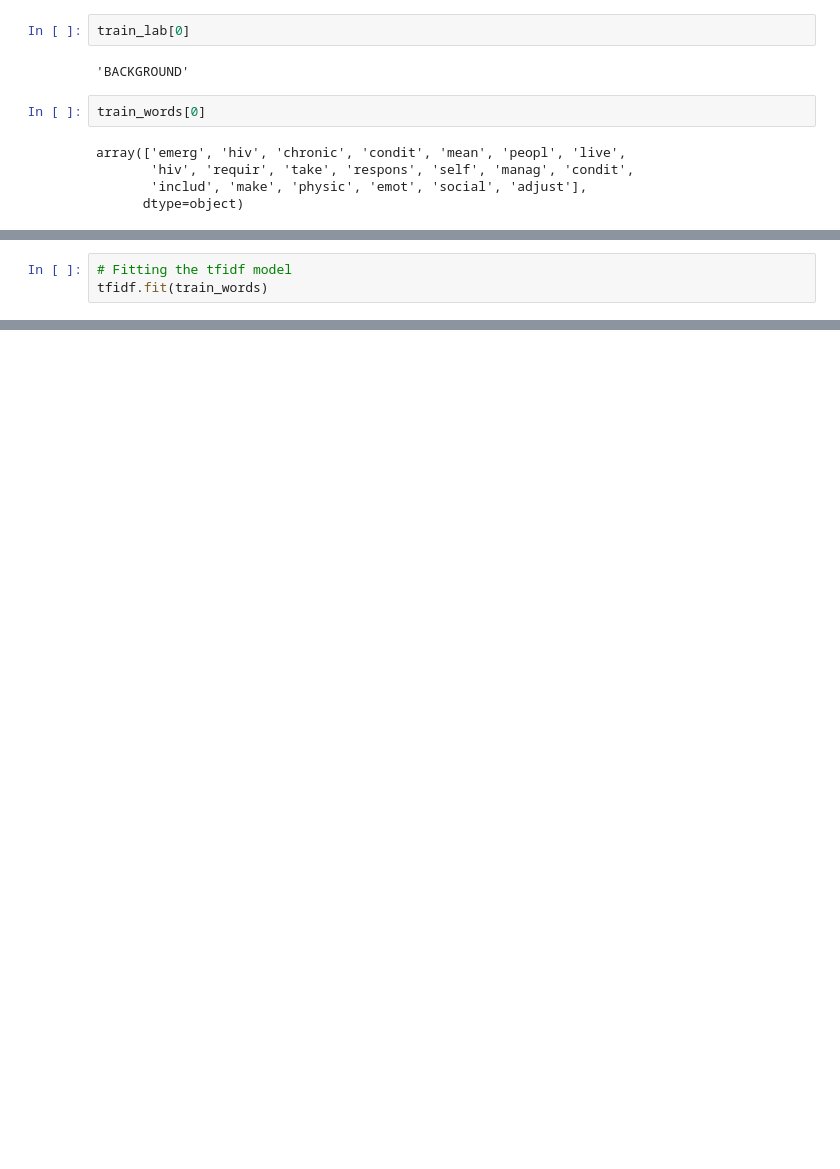
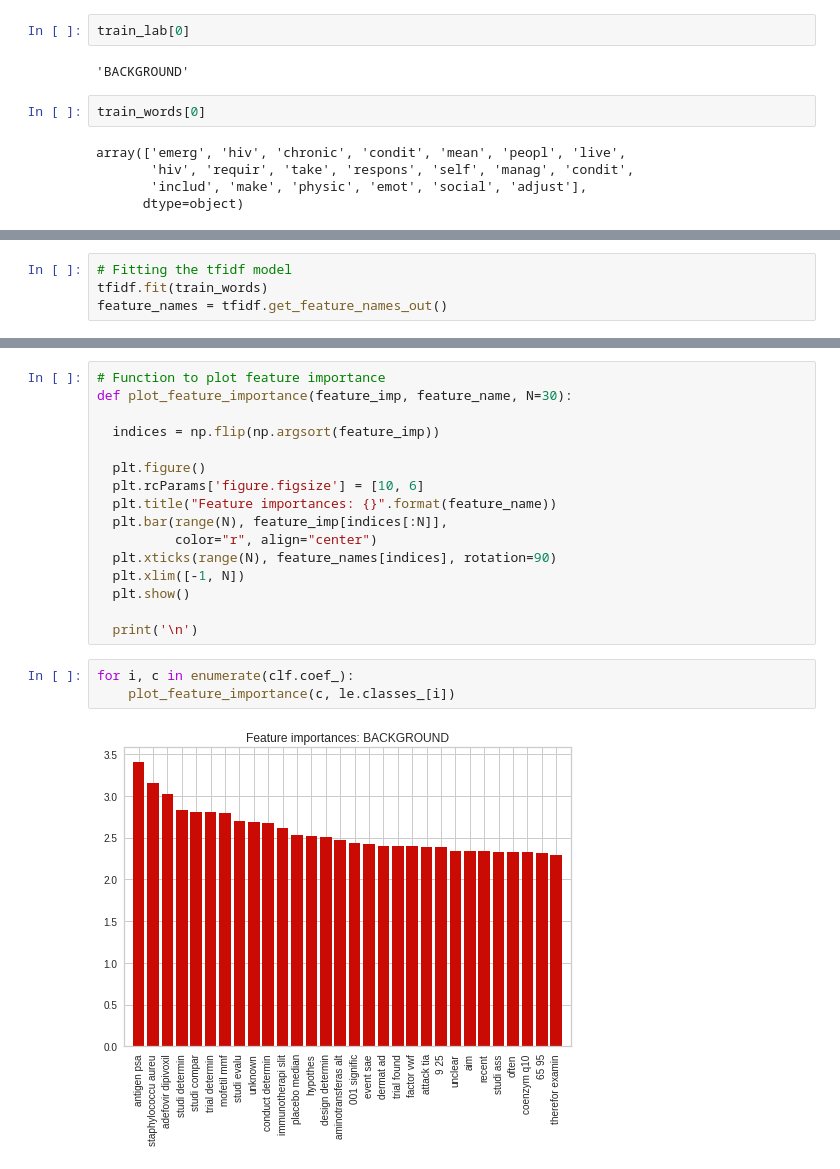
Before and after one commit to ravifrancesco/Natural_Language_Processing_For_Healthcare, a Jupyter notebook: src/P2T1.ipynb, the cells around one changed output, grey strips where cells are left out. Drawn from its saved outputs; the diff is of its cells as text; blank space fills up the shorter version.

```diff
--- a/src/P2T1.ipynb
+++ b/src/P2T1.ipynb
@@ -106,3 +113,4 @@ tfidf = TfidfVectorizer(
 # %%
 # Fitting the tfidf model
 tfidf.fit(train_words)
+feature_names = tfidf.get_feature_names_out()
@@ -227,0 +149,21 @@ Epoch 12/1000
+# %%
+# Function to plot feature importance
+def plot_feature_importance(feature_imp, feature_name, N=30):
+
+  indices = np.flip(np.argsort(feature_imp))
+
+  plt.figure()
+  plt.rcParams['figure.figsize'] = [10, 6]
+  plt.title("Feature importances: {}".format(feature_name))
+  plt.bar(range(N), feature_imp[indices[:N]],
+          color="r", align="center")
+  plt.xticks(range(N), feature_names[indices], rotation=90)
+  plt.xlim([-1, N])
+  plt.show()
+
+  print('\n')
+# %%
+for i, c in enumerate(clf.coef_):
+    plot_feature_importance(c, le.classes_[i])
+# %% [output]
+[figure, added]
```
Also changed, not shown: parts of 19 cells of this notebook, 1 other file.
